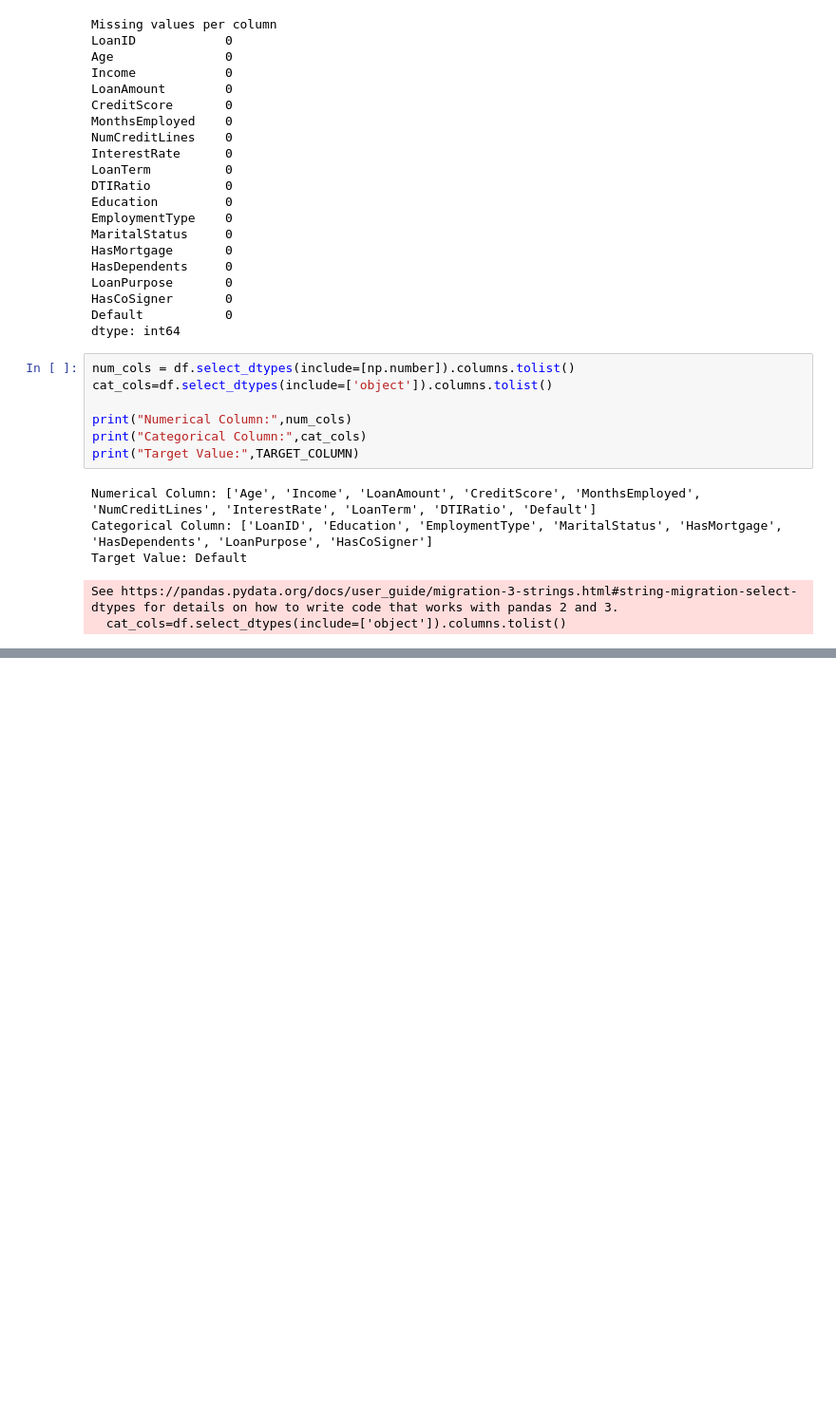
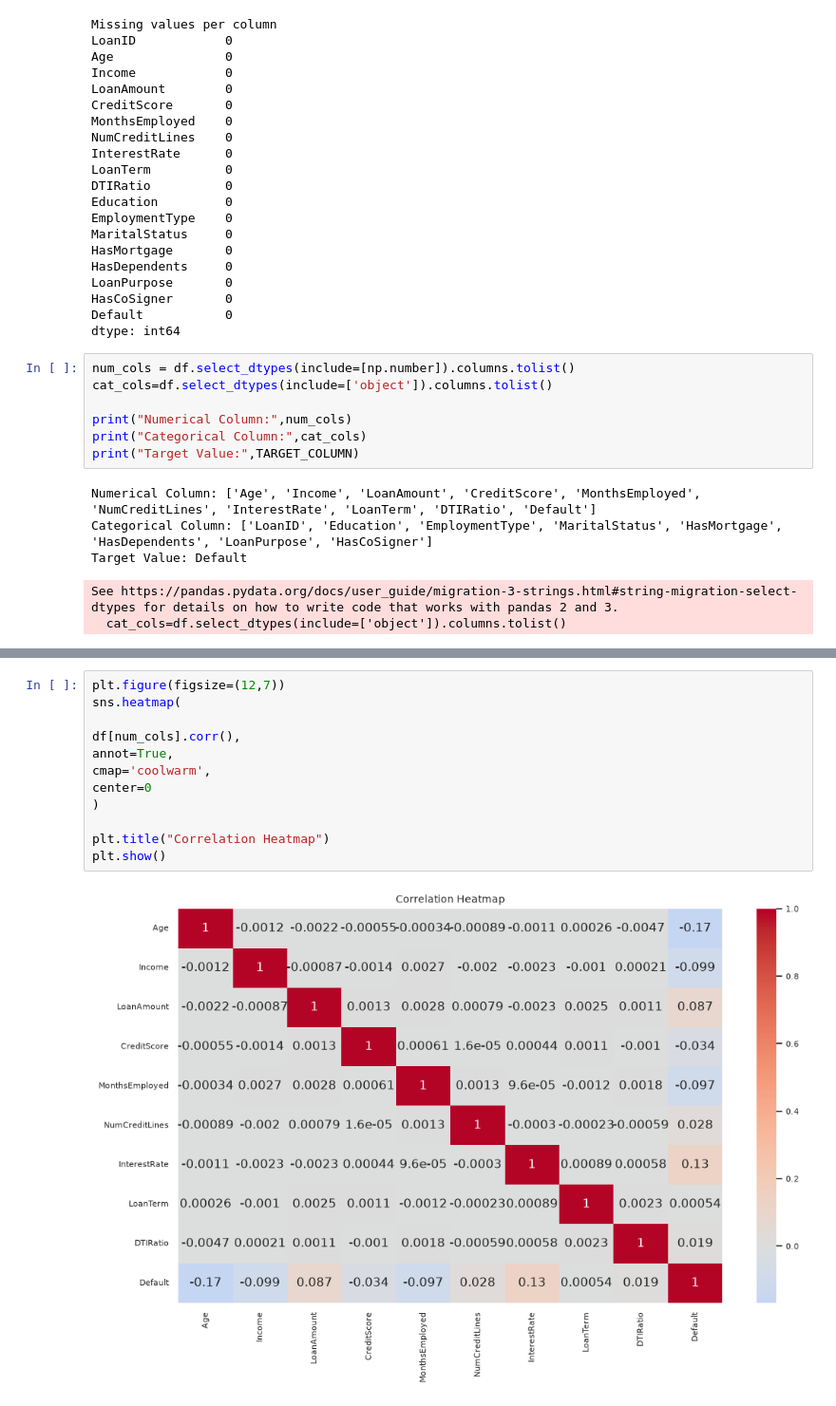
Before and after one commit to kaflebiplob/HousePrice_and_LoanDefault, a Jupyter notebook: notebooks/loan_default_prediction.ipynb, the cells around one changed output, grey strips where cells are left out. Shown at 95% size. Drawn from its saved outputs; the diff is of its cells as text; blank space fills up the shorter version.

```diff
--- a/notebooks/loan_default_prediction.ipynb
+++ b/notebooks/loan_default_prediction.ipynb
@@ -103,0 +161,14 @@ See https://pandas.pydata.org/docs/user_guide/migration-3-strings.html#string-mi
+# %%
+plt.figure(figsize=(12,7))
+sns.heatmap(
+
+df[num_cols].corr(),
+annot=True,
+cmap='coolwarm',
+center=0
+)
+
+plt.title("Correlation Heatmap")
+plt.show()
+# %% [output]
+[figure, added]
```
Also changed, not shown: parts of 8 cells of this notebook.
